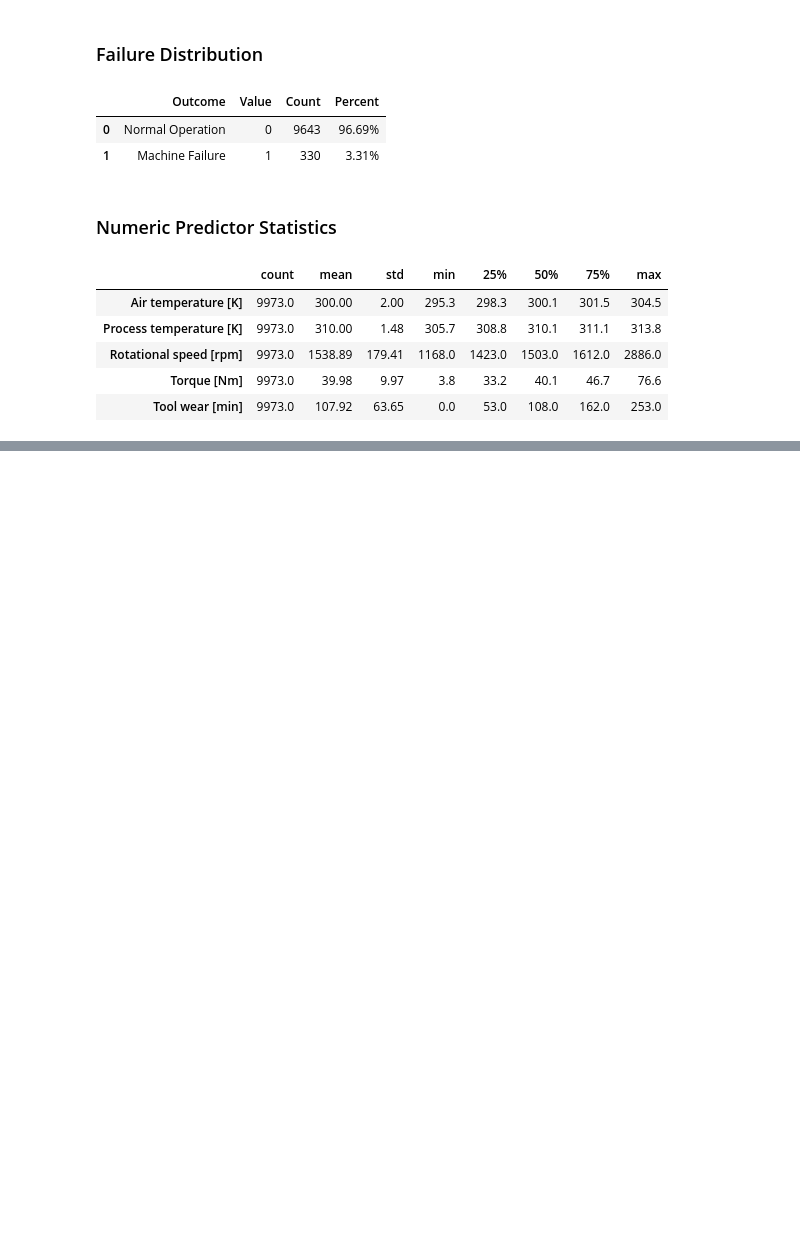
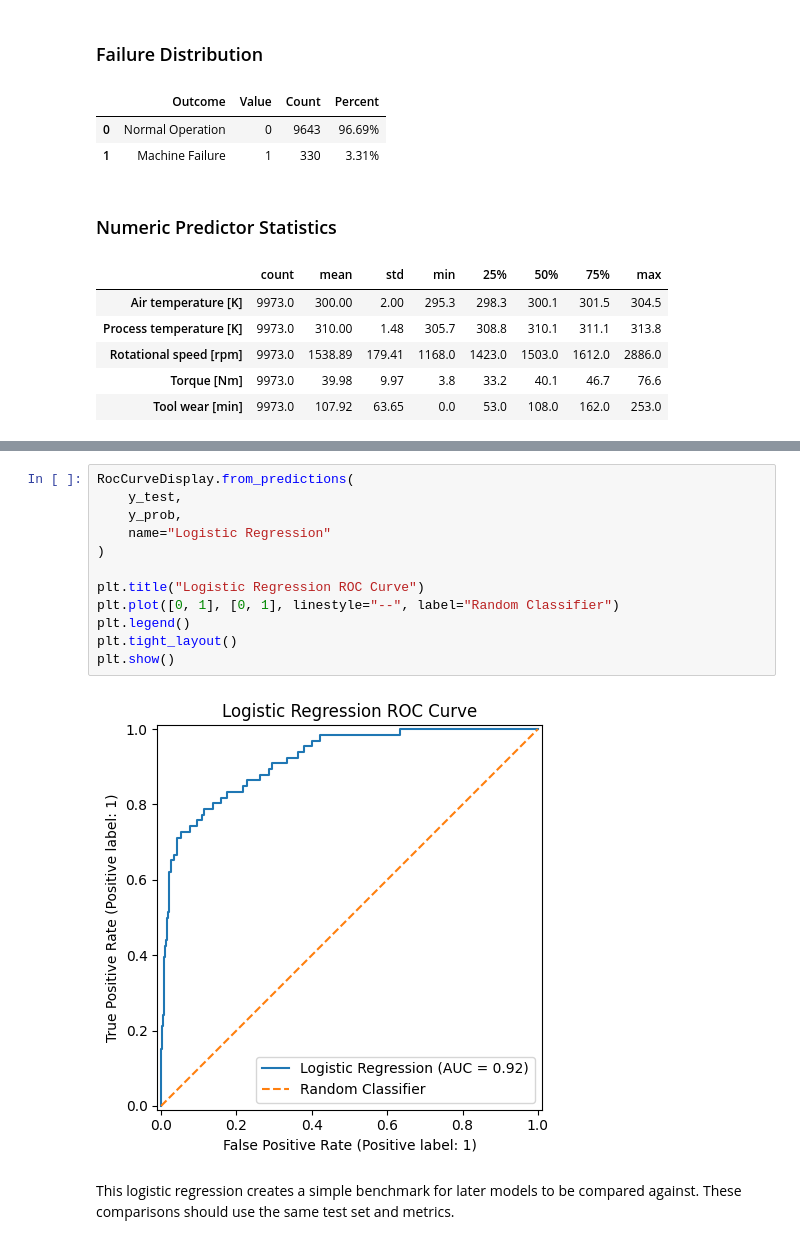
Before and after one commit to 37216110/cis480_capstone, a Jupyter notebook: notebooks/analysis/first_vertical_slice.ipynb, the cells around one changed output, grey strips where cells are left out. Saved outputs shown, nothing was run; the diff lists cells and outputs as text; blank space fills up the shorter version.

```diff
--- a/notebooks/analysis/first_vertical_slice.ipynb
+++ b/notebooks/analysis/first_vertical_slice.ipynb
@@ -343,0 +497,16 @@ display(numeric_summary)
+# %%
+RocCurveDisplay.from_predictions(
+    y_test,
+    y_prob,
+    name="Logistic Regression"
+)
+
+plt.title("Logistic Regression ROC Curve")
+plt.plot([0, 1], [0, 1], linestyle="--", label="Random Classifier")
+plt.legend()
+plt.tight_layout()
+plt.show()
+# %% [output]
+[figure, added]
+# %% [markdown]
+This logistic regression creates a simple benchmark for later models to be compared against. These comparisons should use the same test set and metrics.
```
Also changed, not shown: parts of 8 cells of this notebook.
